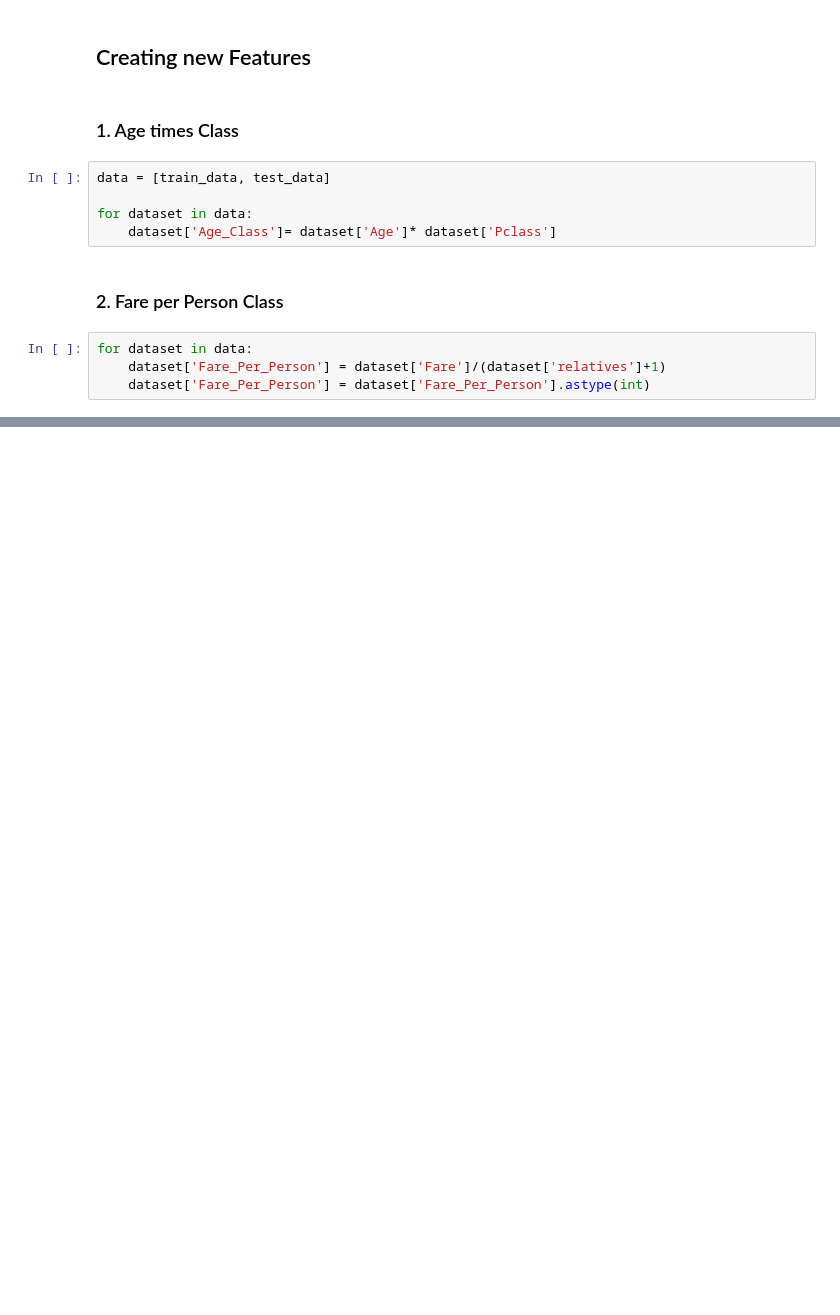
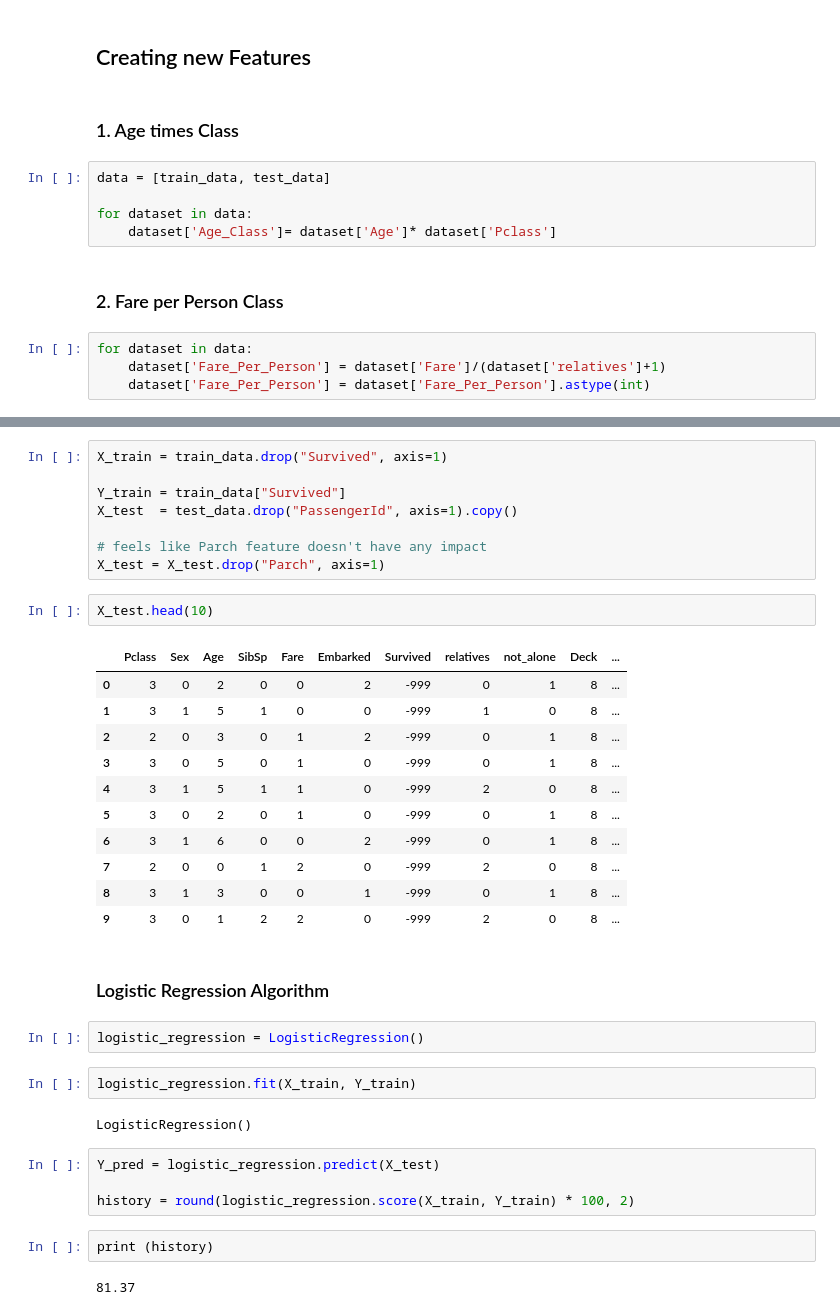
Before and after one commit to samiurprapon/AlmightyTitanic, a Jupyter notebook: Main.ipynb, the cells around one changed output, grey strips where cells are left out. Saved outputs shown, nothing was run; the diff lists cells and outputs as text; blank space fills up the shorter version.

Commit message:
LogisticRegression added

```diff
--- a/Main.ipynb
+++ b/Main.ipynb
@@ -363,0 +411,38 @@ train_data.head(10)
+# %%
+X_train = train_data.drop("Survived", axis=1)
+
+Y_train = train_data["Survived"]
+X_test  = test_data.drop("PassengerId", axis=1).copy()
+
+# feels like Parch feature doesn't have any impact
+X_test = X_test.drop("Parch", axis=1)
+# %%
+X_test.head(10)
+# %% [output]
+|  | Pclass | Sex | Age | SibSp | Fare | Embarked | Survived | relatives | not_alone | Deck | ... |
+| 0 | 3 | 0 | 2 | 0 | 0 | 2 | -999 | 0 | 1 | 8 | ... |
+| 1 | 3 | 1 | 5 | 1 | 0 | 0 | -999 | 1 | 0 | 8 | ... |
+| 2 | 2 | 0 | 3 | 0 | 1 | 2 | -999 | 0 | 1 | 8 | ... |
+| 3 | 3 | 0 | 5 | 0 | 1 | 0 | -999 | 0 | 1 | 8 | ... |
+| 4 | 3 | 1 | 5 | 1 | 1 | 0 | -999 | 2 | 0 | 8 | ... |
+| 5 | 3 | 0 | 2 | 0 | 1 | 0 | -999 | 0 | 1 | 8 | ... |
+| 6 | 3 | 1 | 6 | 0 | 0 | 2 | -999 | 0 | 1 | 8 | ... |
+| 7 | 2 | 0 | 0 | 1 | 2 | 0 | -999 | 2 | 0 | 8 | ... |
+| 8 | 3 | 1 | 3 | 0 | 0 | 1 | -999 | 0 | 1 | 8 | ... |
+| 9 | 3 | 0 | 1 | 2 | 2 | 0 | -999 | 2 | 0 | 8 | ... |
+# %% [markdown]
+### Logistic Regression Algorithm
+# %%
+logistic_regression = LogisticRegression()
+# %%
+logistic_regression.fit(X_train, Y_train)
+# %% [output]
+LogisticRegression()
+# %%
+Y_pred = logistic_regression.predict(X_test)
+
+history = round(logistic_regression.score(X_train, Y_train) * 100, 2)
+# %%
+print (history)
+# %% [output]
+81.37
```
Also changed, not shown: parts of 12 cells of this notebook.
